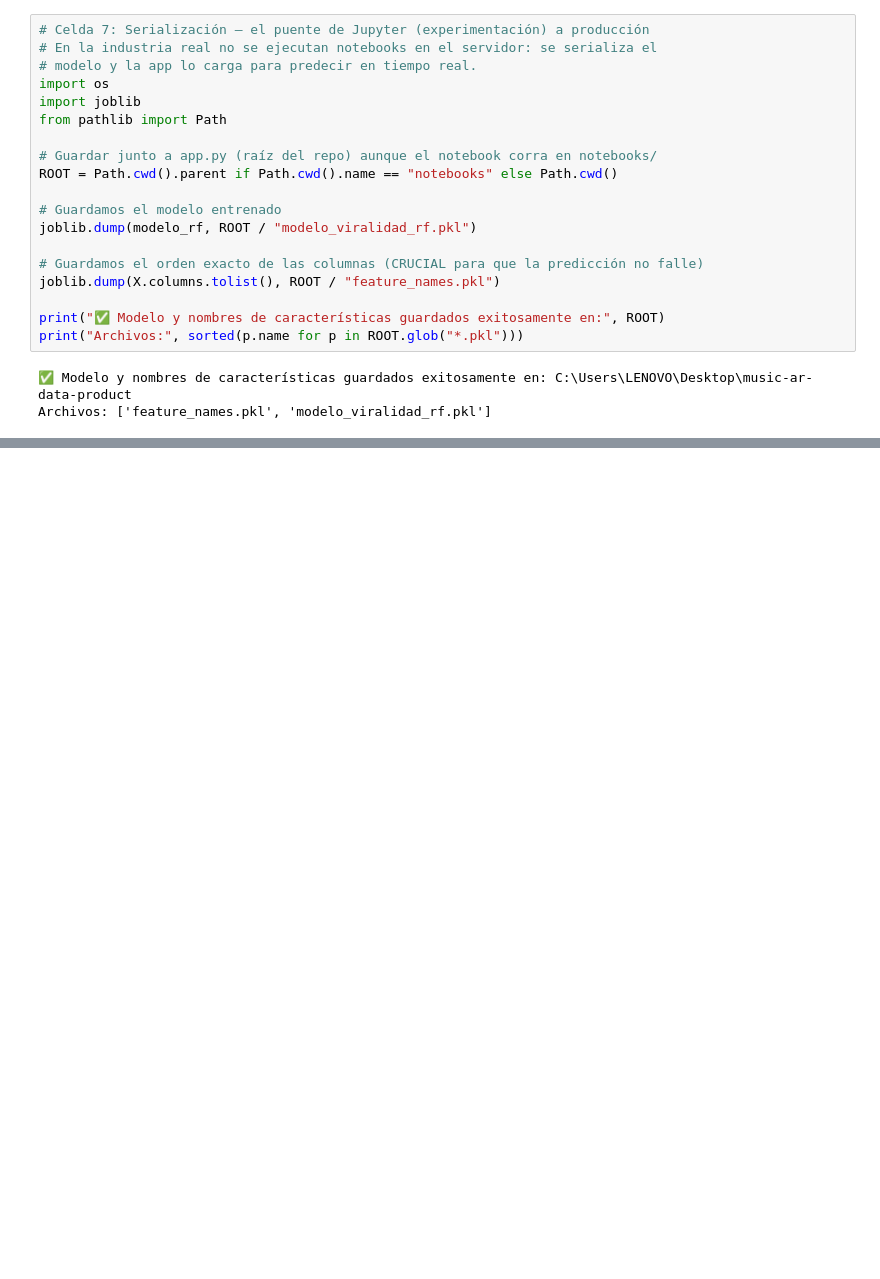
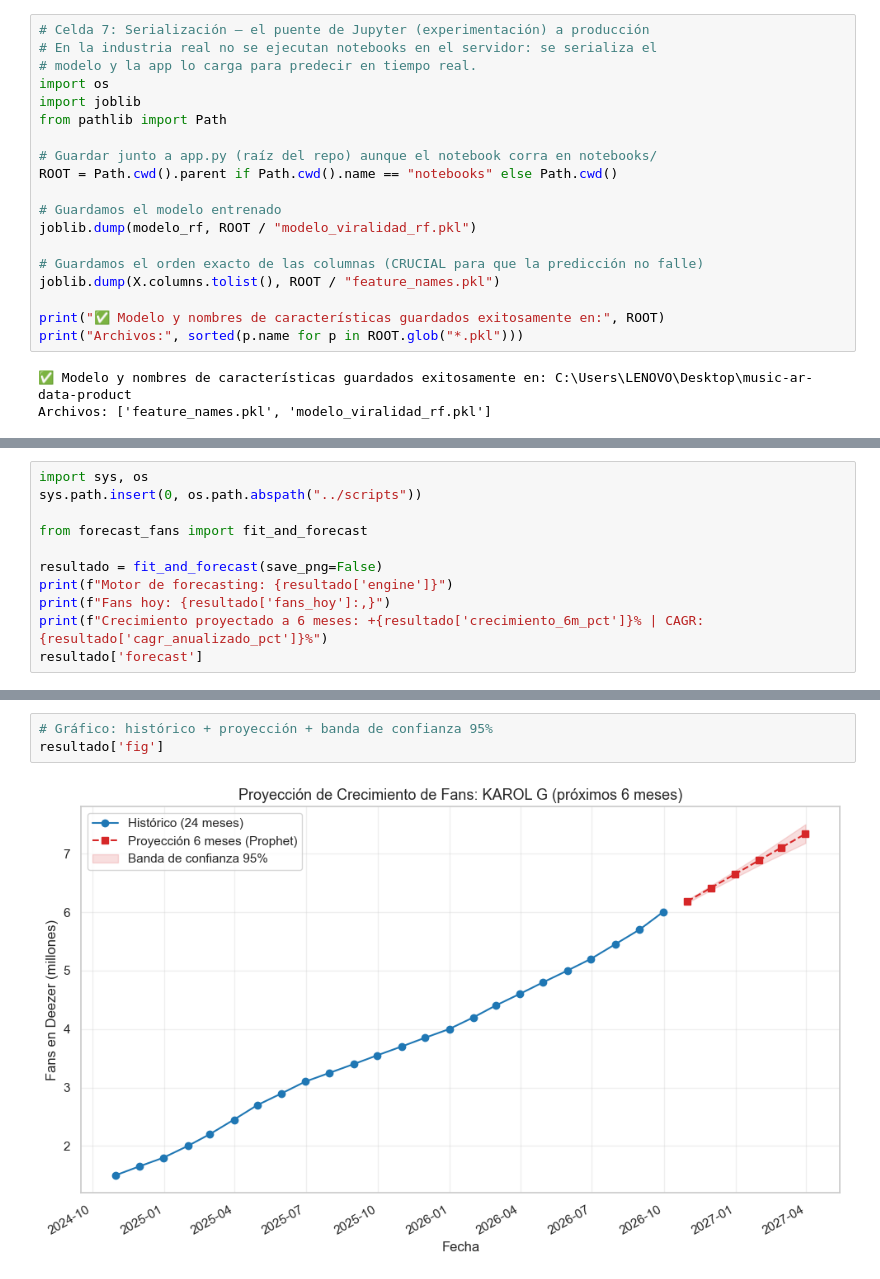
Before and after one commit to ned913msd/music-ar-scouting-platform, a Jupyter notebook: notebooks/01_virality_prediction.ipynb, the cells around one changed output, grey strips where cells are left out. Drawn from its saved outputs; the diff is of its cells as text; blank space fills up the shorter version.

```diff
--- a/notebooks/01_virality_prediction.ipynb
+++ b/notebooks/01_virality_prediction.ipynb
@@ -252,0 +262,11 @@ Archivos: ['feature_names.pkl', 'modelo_viralidad_rf.pkl']
+# %%
+import sys, os
+sys.path.insert(0, os.path.abspath("../scripts"))
+
+from forecast_fans import fit_and_forecast
+
+resultado = fit_and_forecast(save_png=False)
+print(f"Motor de forecasting: {resultado['engine']}")
+print(f"Fans hoy: {resultado['fans_hoy']:,}")
+print(f"Crecimiento proyectado a 6 meses: +{resultado['crecimiento_6m_pct']}% | CAGR: {resultado['cagr_anualizado_pct']}%")
+resultado['forecast']
@@ -252,0 +287,5 @@ Archivos: ['feature_names.pkl', 'modelo_viralidad_rf.pkl']
+# %%
+# Gráfico: histórico + proyección + banda de confianza 95%
+resultado['fig']
+# %% [output]
+[figure, added]
```
Also changed, not shown: parts of 3 cells of this notebook, 9 other files.
